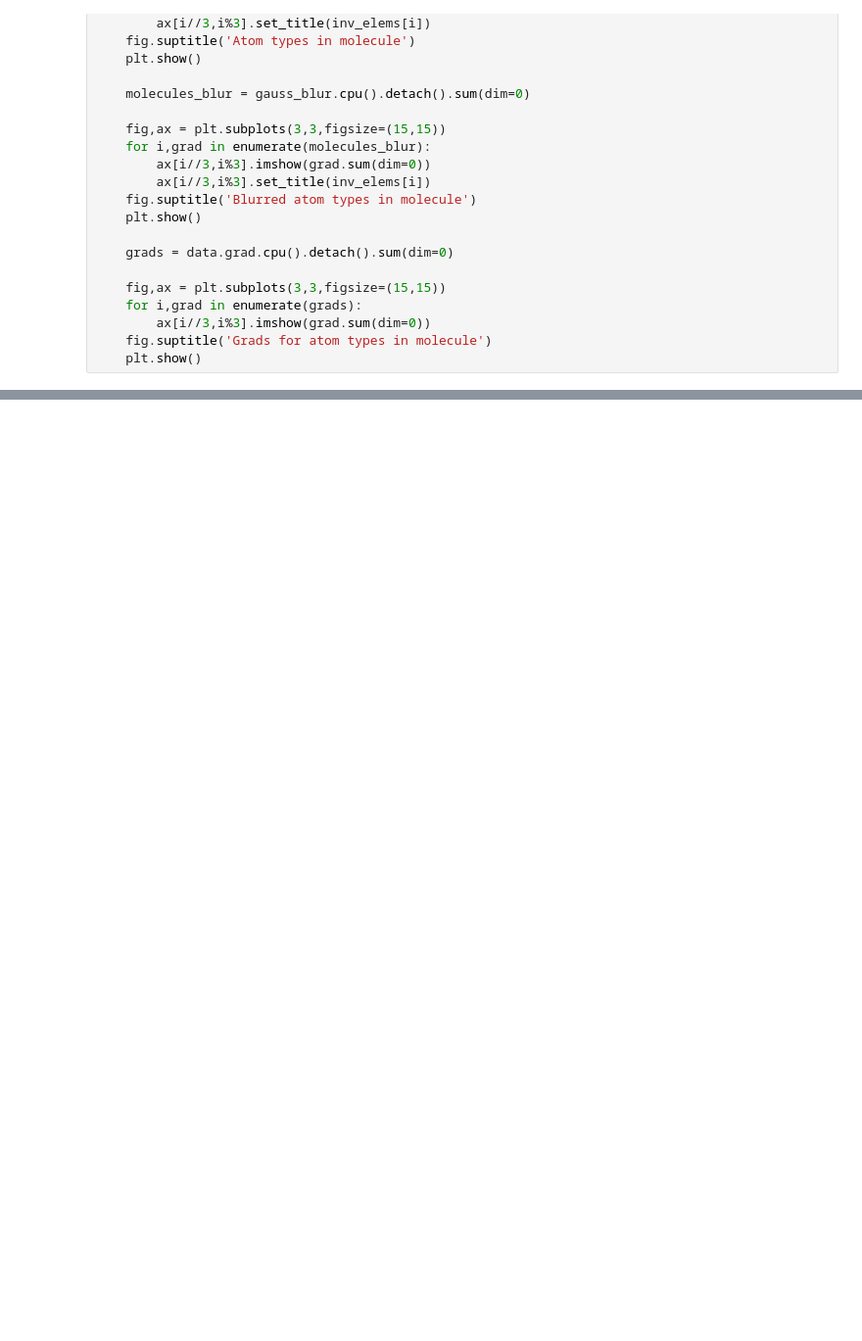
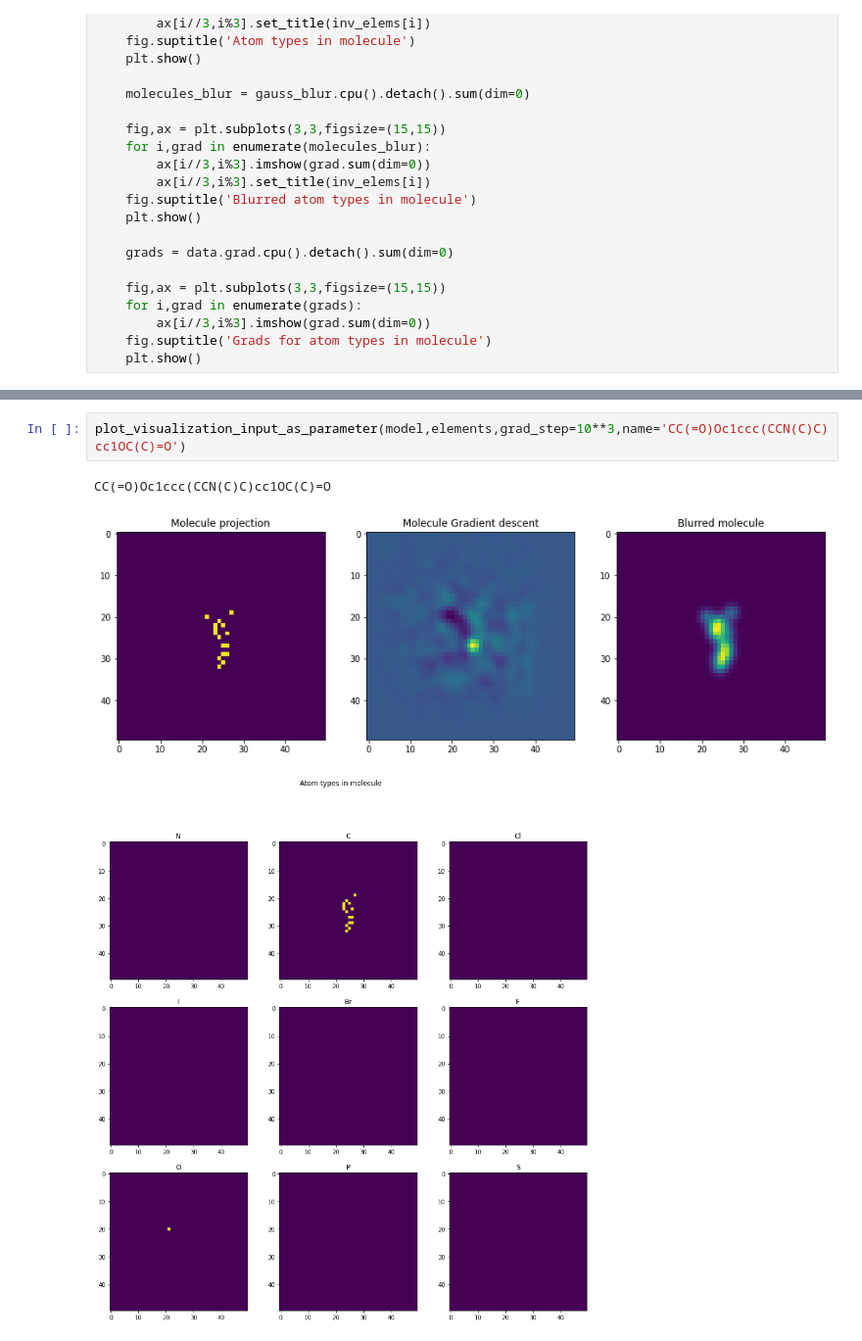
Before and after one commit to korney3/Tox21-MultiTox, a Jupyter notebook: MultiTox/Input_backprop.ipynb, the cells around one changed output, grey strips where cells are left out. Shown at 98% size. Cells and saved outputs as stored; diff of their text form; blank space fills up the shorter version.

```diff
--- a/MultiTox/Input_backprop.ipynb
+++ b/MultiTox/Input_backprop.ipynb
@@ -272,0 +315,6 @@ for batch_idx, (molecule, target) in enumerate(train_generator):
+# %%
+plot_visualization_input_as_parameter(model,elements,grad_step=10**3,name='CC(=O)Oc1ccc(CCN(C)C)cc1OC(C)=O')
+# %% [output]
+CC(=O)Oc1ccc(CCN(C)C)cc1OC(C)=O
+[figure, added]
+[figure, added]
```
Also changed, not shown: parts of 12 cells of this notebook, 1 other file.
